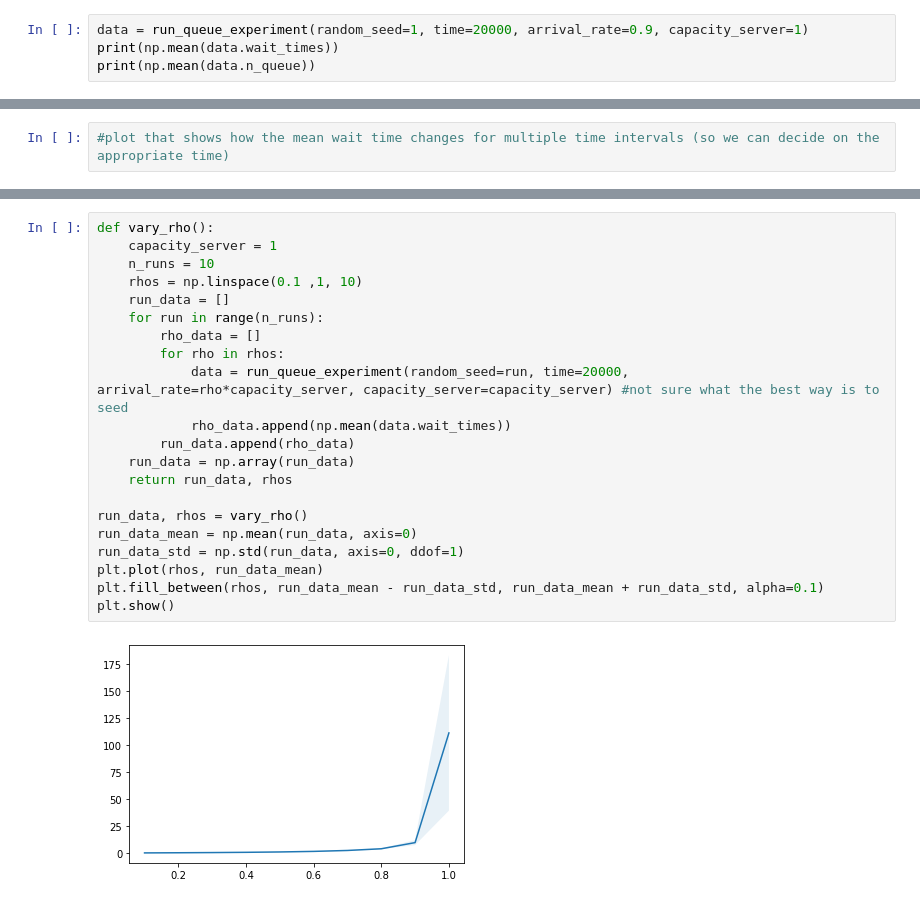
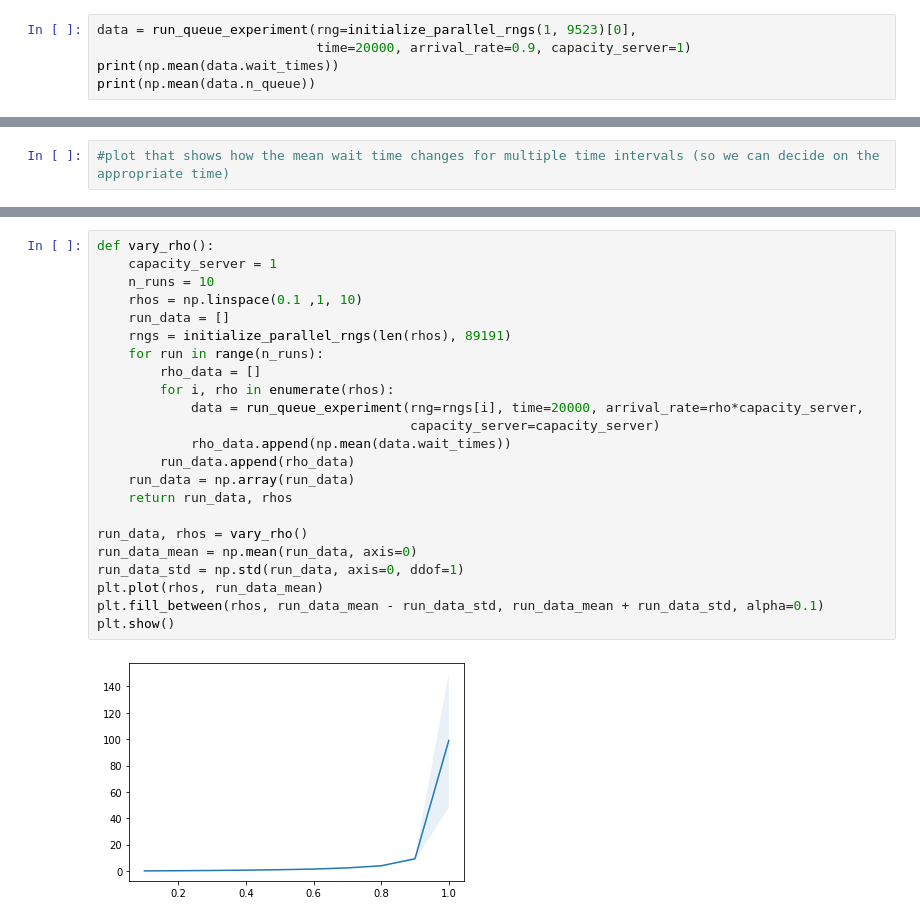
Before and after one commit to Maloup/Stochastic_assignment_2, a Jupyter notebook: Result_visualization.ipynb, the cells around one changed output, grey strips where cells are left out. Drawn from its saved outputs; the diff is of its cells as text.

```diff
--- a/Result_visualization.ipynb
+++ b/Result_visualization.ipynb
@@ -6,5 +7,6 @@ from queue_function import run_queue_experiment
 # %%
-data = run_queue_experiment(random_seed=1, time=20000, arrival_rate=0.9, capacity_server=1)
+data = run_queue_experiment(rng=initialize_parallel_rngs(1, 9523)[0],
+                            time=20000, arrival_rate=0.9, capacity_server=1)
 print(np.mean(data.wait_times))
 print(np.mean(data.n_queue))
 # %% [output]
@@ -27,23 +29,25 @@ plt.show()
 # %%
 def vary_rho():
     capacity_server = 1
     n_runs = 10
     rhos = np.linspace(0.1 ,1, 10)
     run_data = []
+    rngs = initialize_parallel_rngs(len(rhos), 89191)
     for run in range(n_runs):
         rho_data = []
-        for rho in rhos:
-            data = run_queue_experiment(random_seed=run, time=20000, arrival_rate=rho*capacity_server, capacity_server=capacity_server) #not sure what the best way is to seed
+        for i, rho in enumerate(rhos):
+            data = run_queue_experiment(rng=rngs[i], time=20000, arrival_rate=rho*capacity_server,
+                                        capacity_server=capacity_server)
             rho_data.append(np.mean(data.wait_times))
         run_data.append(rho_data)
     run_data = np.array(run_data)
     return run_data, rhos
 
 run_data, rhos = vary_rho()
 run_data_mean = np.mean(run_data, axis=0)
 run_data_std = np.std(run_data, axis=0, ddof=1)
 plt.plot(rhos, run_data_mean)
 plt.fill_between(rhos, run_data_mean - run_data_std, run_data_mean + run_data_std, alpha=0.1)
 plt.show()
 # %% [output]
-[figure, old version]
+[figure, new version]
```
Also changed, not shown: parts of 5 cells of this notebook, 2 other files.
